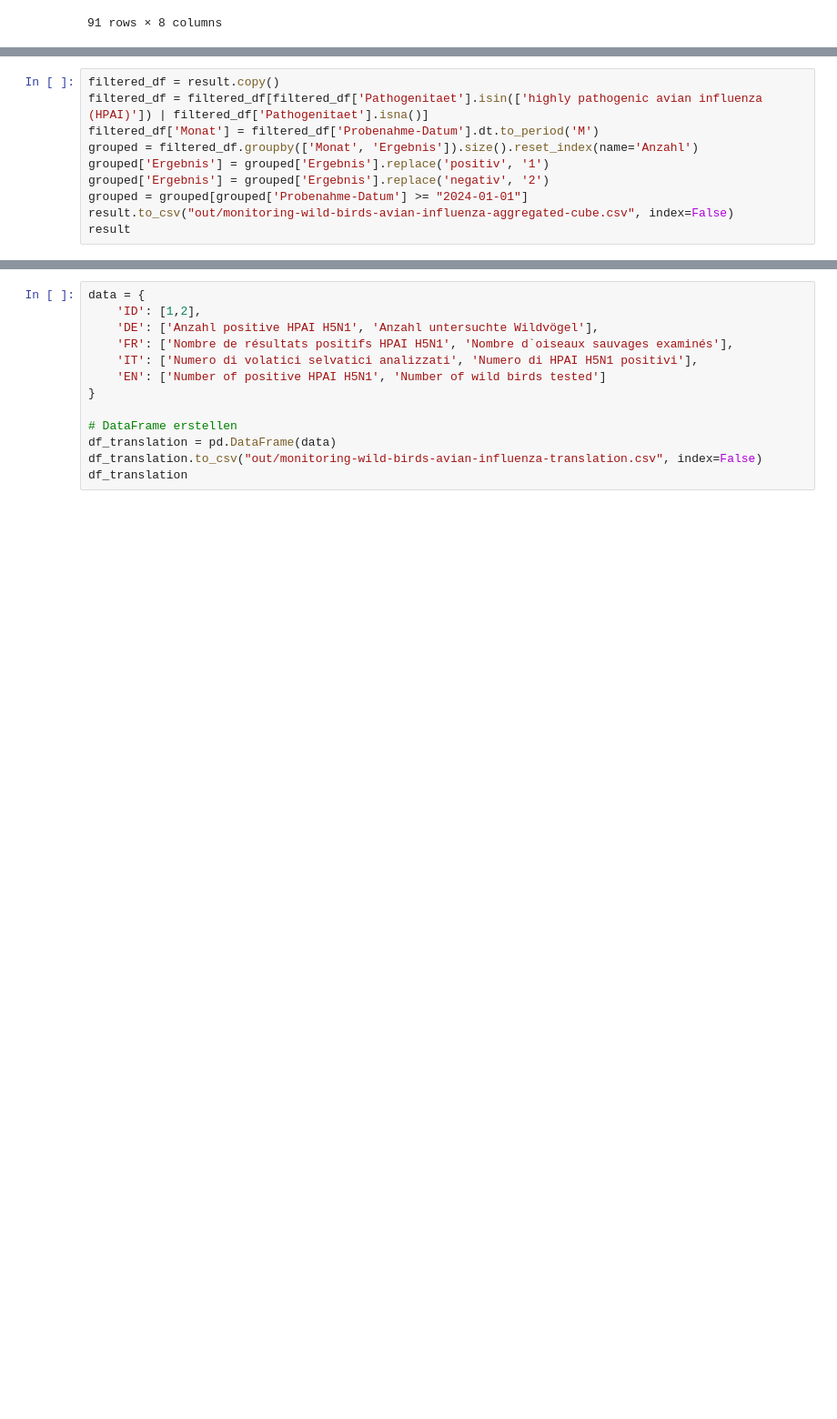
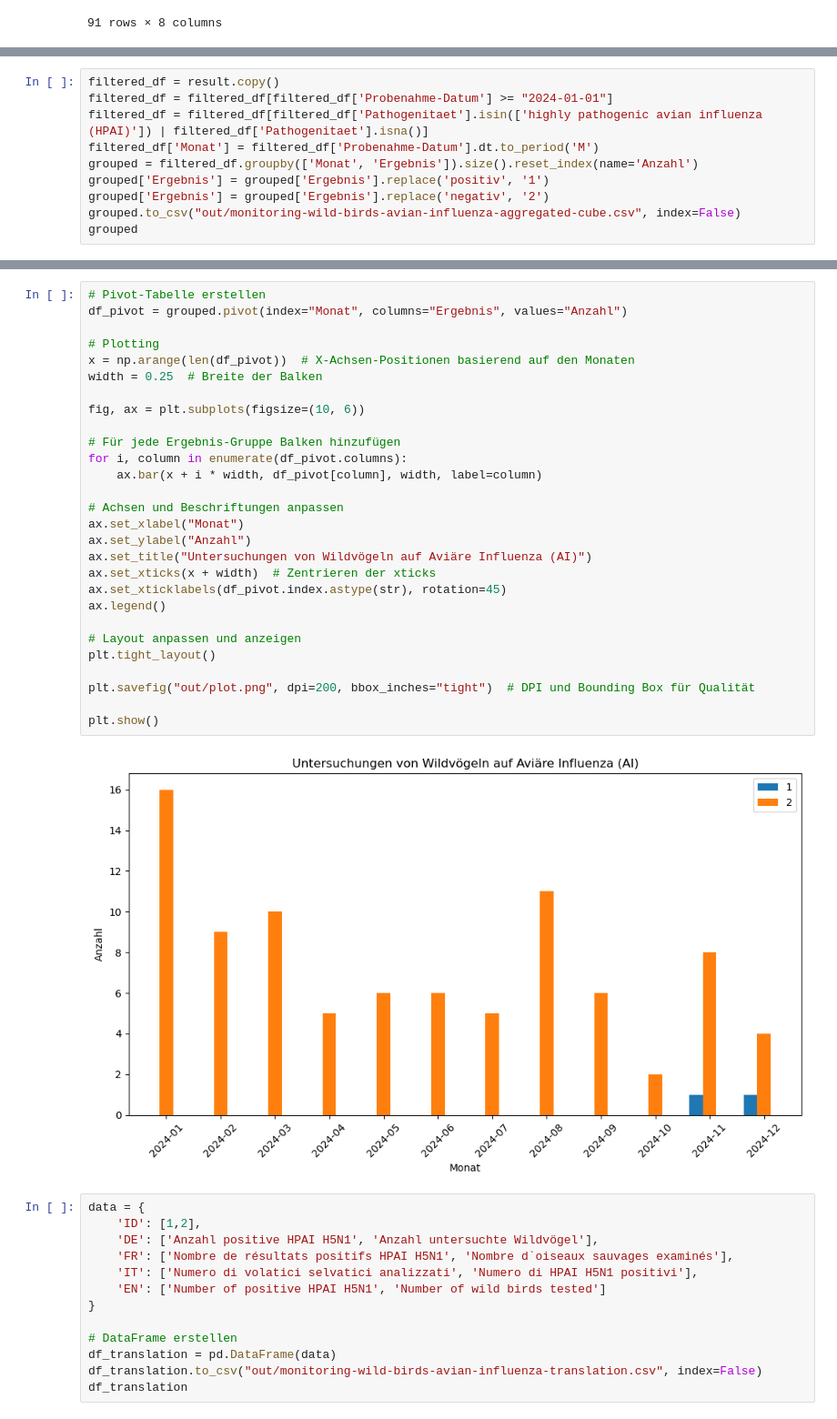
Before and after one commit to BLV-OSAV-USAV/OGD-monitoring-wild-birds-avian-influenza, a Jupyter notebook: data-wrangling.ipynb, the cells around one changed output, grey strips where cells are left out. Shown at 91% size. Saved outputs shown, nothing was run; the diff lists cells and outputs as text; blank space fills up the shorter version.

```diff
--- a/data-wrangling.ipynb
+++ b/data-wrangling.ipynb
@@ -65,11 +69,11 @@ result
 # %%
 filtered_df = result.copy()
+filtered_df = filtered_df[filtered_df['Probenahme-Datum'] >= "2024-01-01"]
 filtered_df = filtered_df[filtered_df['Pathogenitaet'].isin(['highly pathogenic avian influenza (HPAI)']) | filtered_df['Pathogenitaet'].isna()]
 filtered_df['Monat'] = filtered_df['Probenahme-Datum'].dt.to_period('M')
 grouped = filtered_df.groupby(['Monat', 'Ergebnis']).size().reset_index(name='Anzahl')
 grouped['Ergebnis'] = grouped['Ergebnis'].replace('positiv', '1')
 grouped['Ergebnis'] = grouped['Ergebnis'].replace('negativ', '2')
-grouped = grouped[grouped['Probenahme-Datum'] >= "2024-01-01"]
-result.to_csv("out/monitoring-wild-birds-avian-influenza-aggregated-cube.csv", index=False)
-result
+grouped.to_csv("out/monitoring-wild-birds-avian-influenza-aggregated-cube.csv", index=False)
+grouped
 # %% [output]
@@ -77,3 +95,33 @@ KeyError: 'Probenahme-Datum'
+# %%
+# Pivot-Tabelle erstellen
+df_pivot = grouped.pivot(index="Monat", columns="Ergebnis", values="Anzahl")
+
+# Plotting
+x = np.arange(len(df_pivot))  # X-Achsen-Positionen basierend auf den Monaten
+width = 0.25  # Breite der Balken
+
+fig, ax = plt.subplots(figsize=(10, 6))
+
+# Für jede Ergebnis-Gruppe Balken hinzufügen
+for i, column in enumerate(df_pivot.columns):
+    ax.bar(x + i * width, df_pivot[column], width, label=column)
+
+# Achsen und Beschriftungen anpassen
+ax.set_xlabel("Monat")
+ax.set_ylabel("Anzahl")
+ax.set_title("Untersuchungen von Wildvögeln auf Aviäre Influenza (AI)")
+ax.set_xticks(x + width)  # Zentrieren der xticks
+ax.set_xticklabels(df_pivot.index.astype(str), rotation=45)
+ax.legend()
+
+# Layout anpassen und anzeigen
+plt.tight_layout()
+
+plt.savefig("out/plot.png", dpi=200, bbox_inches="tight")  # DPI und Bounding Box für Qualität
+
+plt.show()
+# %% [output]
+[figure, added]
 # %%
 data = {
     'ID': [1,2],
```
Also changed, not shown: parts of 3 cells of this notebook, 4 other files.
